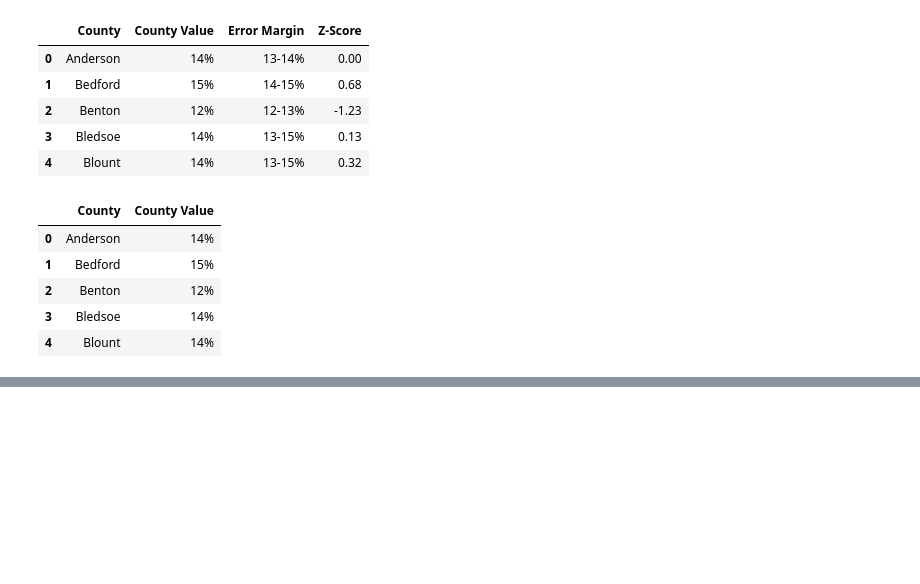
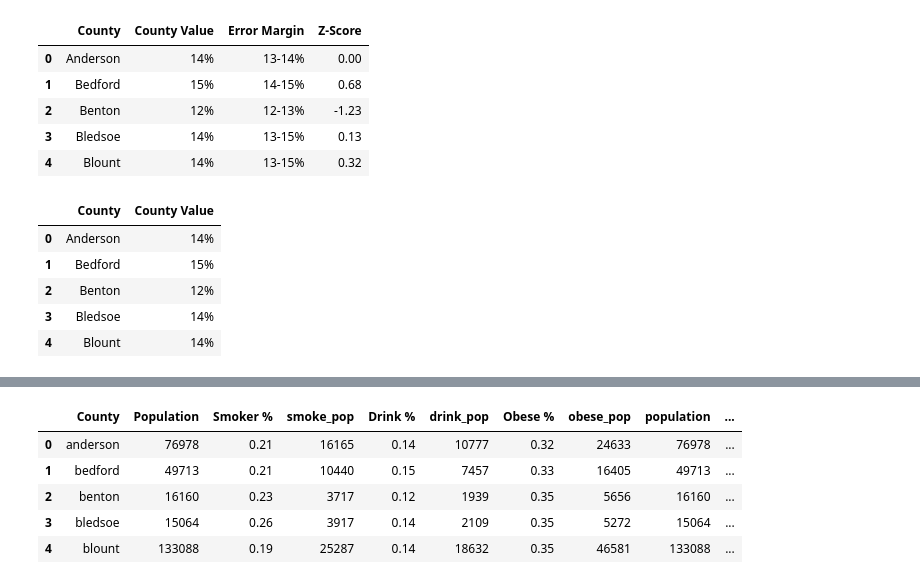
Before and after one commit to bsfcs/smile-on-black_panther, a Jupyter notebook: SmileOnAnalysis.ipynb, the cells around one changed output, grey strips where cells are left out. Saved outputs shown, nothing was run; the diff lists cells and outputs as text; code cells hidden in the pictures; blank space fills up the shorter version.

```diff
--- a/SmileOnAnalysis.ipynb
+++ b/SmileOnAnalysis.ipynb
@@ -776,0 +1063,4 @@ drink.tail()
+# %%
+bigfour = pd.merge(left = smoke, right = drink,
+                  on = 'County')
+bigfour.head()
@@ -776,0 +1074,4 @@ drink.tail()
+# %%
+bigfour = pd.merge(left = bigfour, right = obese,
+                  on = 'County')
+bigfour.head()
@@ -776,0 +1085,3 @@ drink.tail()
+# %%
+bigfour = bigfour[['County', 'population', 'County Value_x', 'smoke_pop', 'County Value_y', 'drink pop', 'County Value', 'obese_pop']]
+bigfour.head(2)
@@ -776,0 +1092,3 @@ drink.tail()
+# %%
+bigfour = bigfour.rename(columns={'population': 'Population', 'County Value_x': 'Smoker %', 'County Value_y': 'Drink %', 'County Value': 'Obese %', 'drink pop': 'drink_pop'})
+bigfour.head()
@@ -776,0 +1102,11 @@ drink.tail()
+# %%
+bigfour = pd.merge(left = bigfour, right = inactive,
+                  on = 'County')
+bigfour.head()
+# %% [output]
+|  | County | Population | Smoker % | smoke_pop | Drink % | drink_pop | Obese % | obese_pop | population | ... |
+| 0 | anderson | 76978 | 0.21 | 16165 | 0.14 | 10777 | 0.32 | 24633 | 76978 | ... |
+| 1 | bedford | 49713 | 0.21 | 10440 | 0.15 | 7457 | 0.33 | 16405 | 49713 | ... |
+| 2 | benton | 16160 | 0.23 | 3717 | 0.12 | 1939 | 0.35 | 5656 | 16160 | ... |
+| 3 | bledsoe | 15064 | 0.26 | 3917 | 0.14 | 2109 | 0.35 | 5272 | 15064 | ... |
+| 4 | blount | 133088 | 0.19 | 25287 | 0.14 | 18632 | 0.35 | 46581 | 133088 | ... |
```
Also changed, not shown: parts of 45 cells of this notebook.
